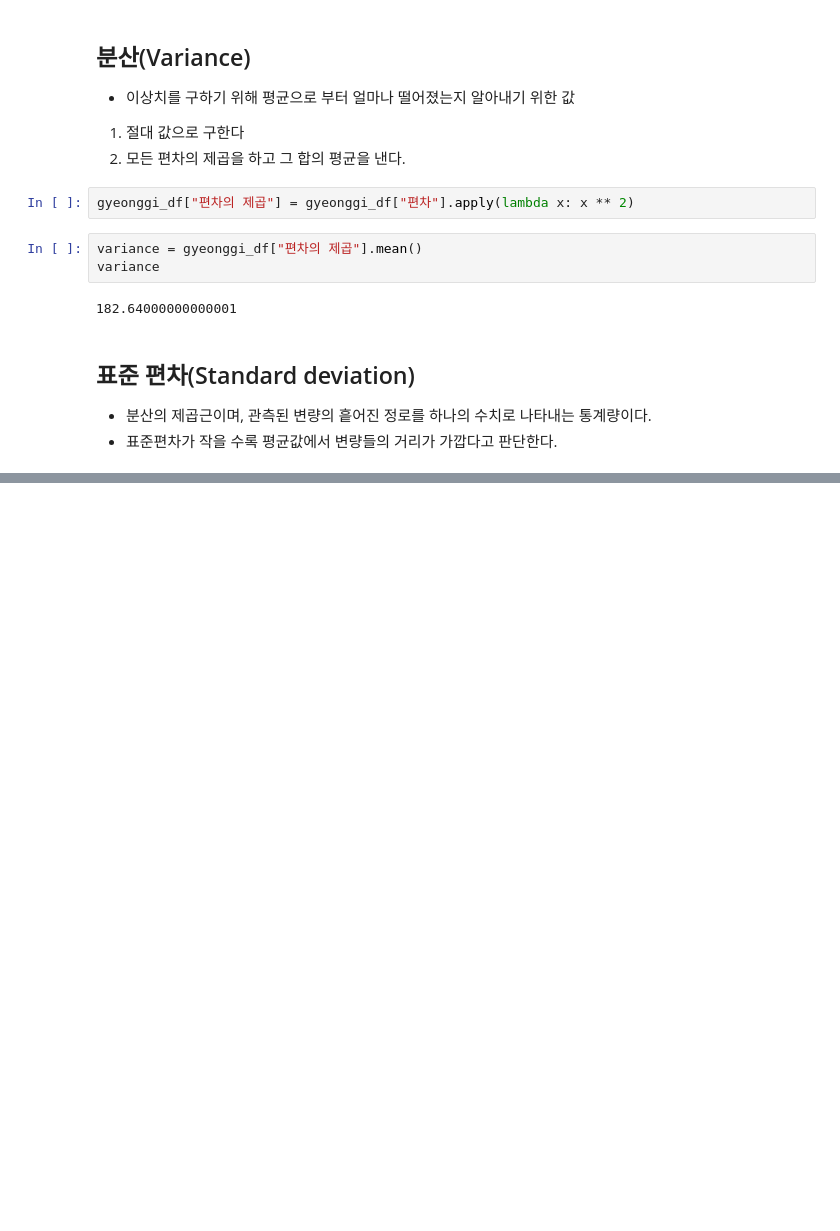
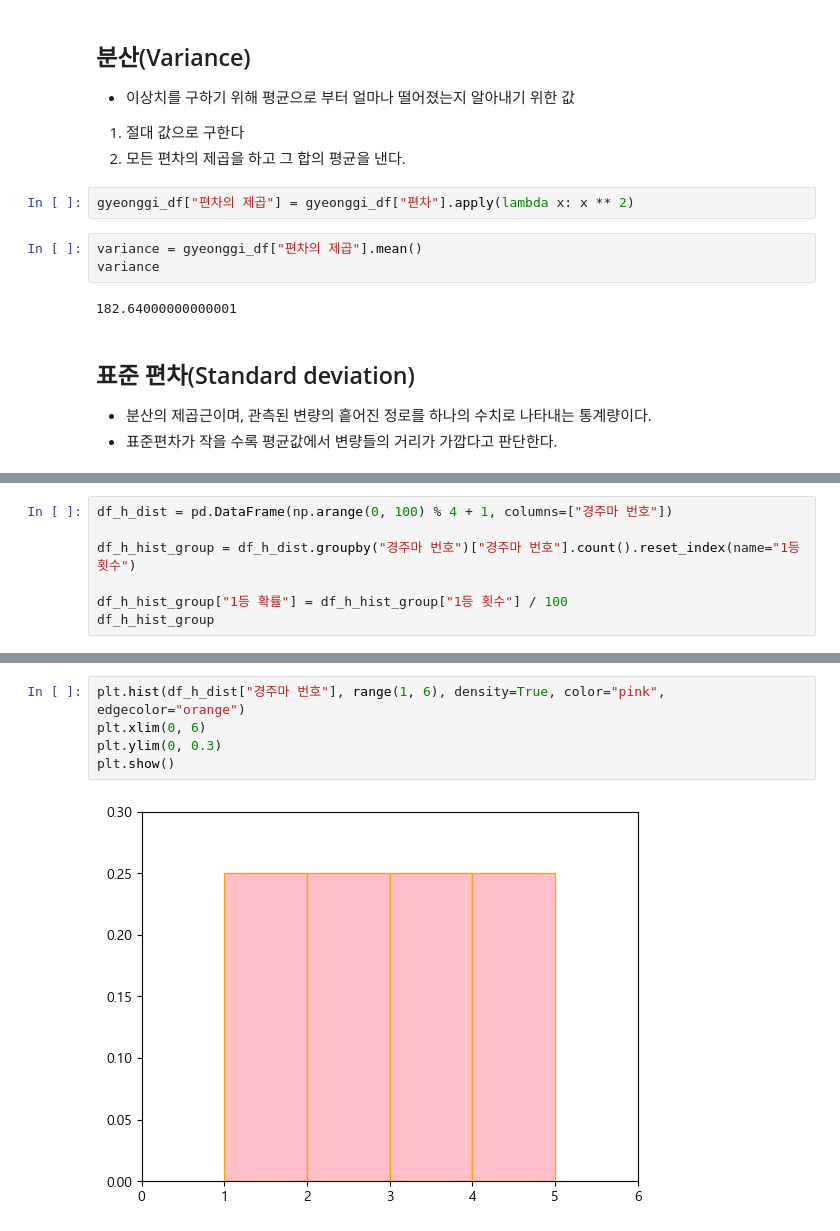
Before and after one commit to Bucheo/data_analysis, a Jupyter notebook: 5.데이터 분석(기초).ipynb, the cells around one changed output, grey strips where cells are left out. Cells and saved outputs as stored; diff of their text form; blank space fills up the shorter version.

```diff
--- a/5.데이터 분석(기초).ipynb
+++ b/5.데이터 분석(기초).ipynb
@@ -243,0 +287,7 @@ std
+# %%
+df_h_dist = pd.DataFrame(np.arange(0, 100) % 4 + 1, columns=["경주마 번호"])
+
+df_h_hist_group = df_h_dist.groupby("경주마 번호")["경주마 번호"].count().reset_index(name="1등 횟수")
+
+df_h_hist_group["1등 확률"] = df_h_hist_group["1등 횟수"] / 100
+df_h_hist_group
@@ -243,0 +300,7 @@ std
+# %%
+plt.hist(df_h_dist["경주마 번호"], range(1, 6), density=True, color="pink", edgecolor="orange")
+plt.xlim(0, 6)
+plt.ylim(0, 0.3)
+plt.show()
+# %% [output]
+[figure, added]
```
Also changed, not shown: parts of 9 cells of this notebook, 2 other files.
